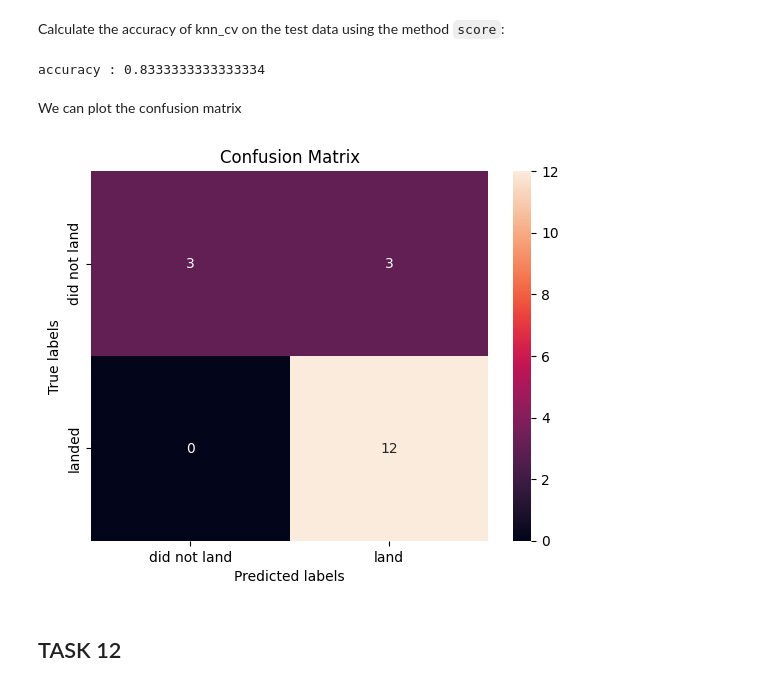
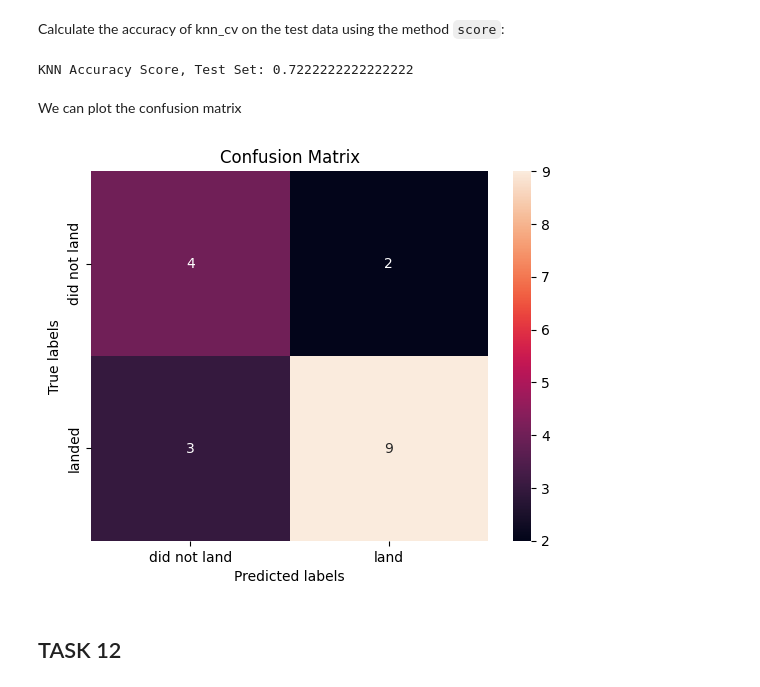
Before and after one commit to sahaminakshy1989/testrepo, a Jupyter notebook: SpaceX_Machine Learning Prediction_Part_5.ipynb, the cells around one changed output. Saved outputs shown, nothing was run; the diff lists cells and outputs as text; code cells hidden in the pictures.

```diff
--- a/SpaceX_Machine Learning Prediction_Part_5.ipynb
+++ b/SpaceX_Machine Learning Prediction_Part_5.ipynb
@@ -237,3 +303,0 @@ svm = SVC()
-# %%
-svm_cv = GridSearchCV(estimator=svm, cv=10, param_grid=parameters)
-svm_cv.fit(X_train, Y_train)
@@ -289,3 +338,0 @@ tree = DecisionTreeClassifier()
-# %%
-tree_cv = GridSearchCV(estimator=tree, cv=10, param_grid=parameters)
-tree_cv.fit(X_train, Y_train)
@@ -345,6 +371,4 @@ parameters = {'n_neighbors': [1, 2, 3, 4, 5, 6, 7, 8, 9, 10],
               'p': [1,2]}
 
 KNN = KNeighborsClassifier()
+knn_cv = GridSearchCV(KNN, parameters, cv= 10).fit(X_train,Y_train)
-# %%
-knn_cv = GridSearchCV(estimator=KNN, cv=10, param_grid=parameters)
-knn_cv.fit(X_train, Y_train)
@@ -363,17 +382,18 @@ accuracy : 0.8482142857142858
 ## TASK  11
 # %% [markdown]
 Calculate the accuracy of knn_cv on the test data using the method <code>score</code>:
-# %%
-print("accuracy :", knn_cv.score(X_test, Y_test))
-# %% [output]
-accuracy : 0.8333333333333334
+# %%
+knn_cv_acc = knn_cv.score(X_test, Y_test)
+print('KNN Accuracy Score, Test Set:', knn_cv_acc)
+# %% [output]
+KNN Accuracy Score, Test Set: 0.7222222222222222
 # %% [markdown]
 We can plot the confusion matrix
 # %%
-yhat = knn_cv.predict(X_test)
-plot_confusion_matrix(Y_test,yhat)
+knn_yhat = knn_cv.predict(X_test)
+plot_confusion_matrix(Y_test,knn_yhat)
 # %% [output]
-[figure, old version]
+[figure, new version]
 # %% [markdown]
 ## TASK  12
 # %% [markdown]
```
Also changed, not shown: parts of 45 cells of this notebook.
